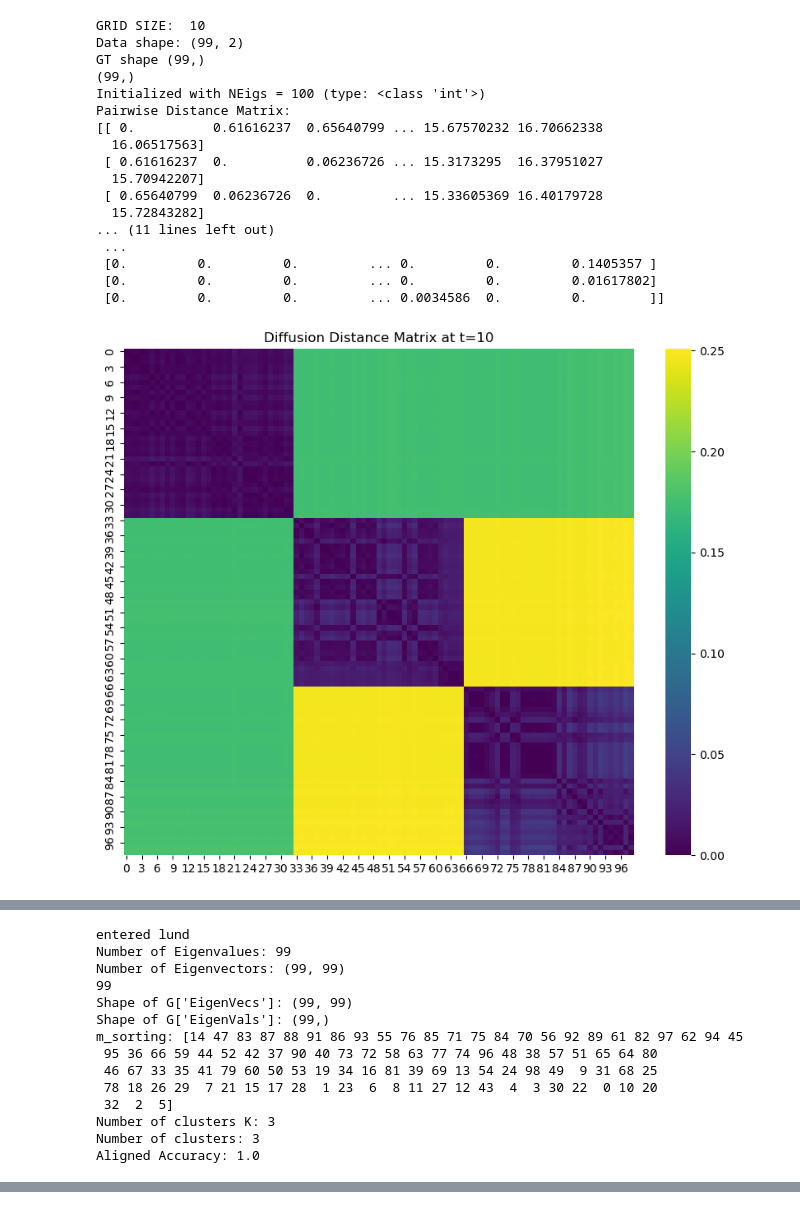
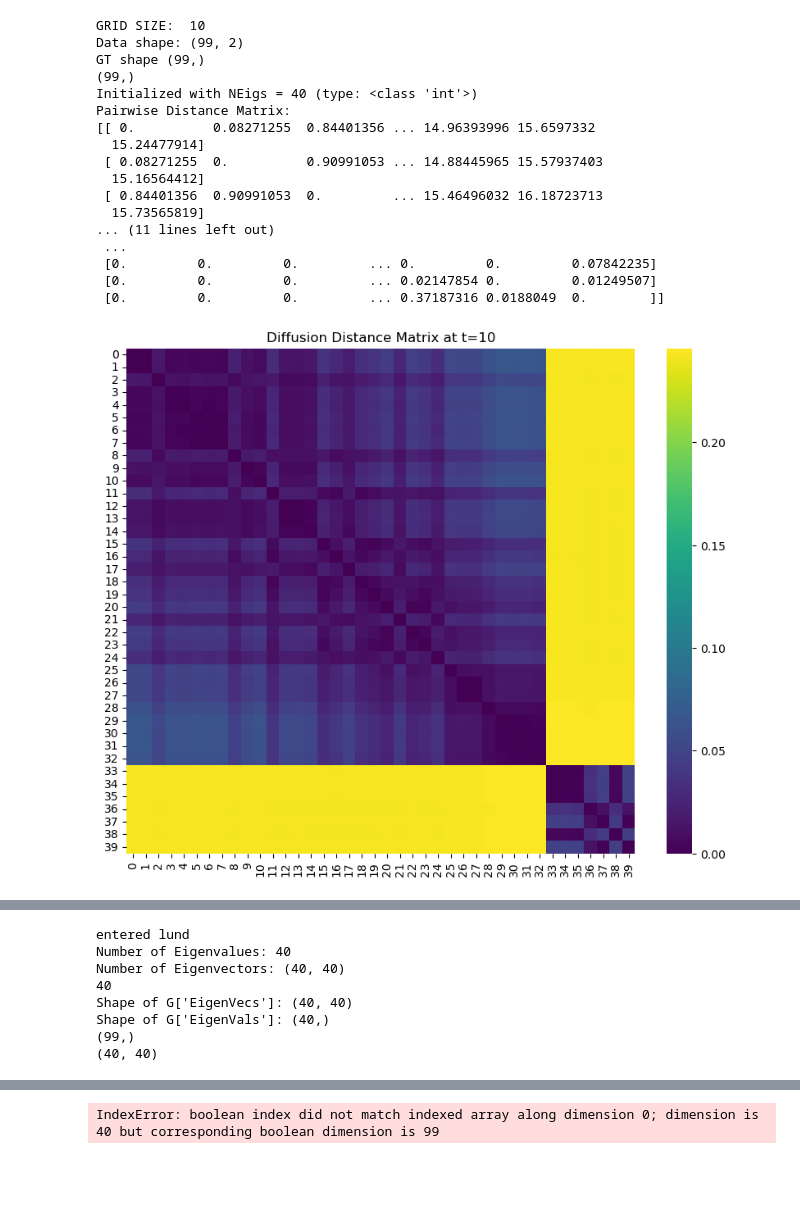
Before and after one commit to seolibek/Tufts2024, a Jupyter notebook: lund_low_dim.ipynb, the cells around one changed output, grey strips where cells are left out. Drawn from its saved outputs; the diff is of its cells as text; code cells hidden in the pictures; blank space fills up the shorter version.

Commit message:
neigs must be same as num data points error?

```diff
--- a/lund_low_dim.ipynb
+++ b/lund_low_dim.ipynb
@@ -75,7 +75,7 @@ kde.fit(X)
 log_density = kde.score_samples(X)
 p = np.exp(log_density)
 print(p.shape)
-graph_extractor = GraphExtractor(sigma = 0.5, DiffusionNN = 10)
+graph_extractor = GraphExtractor(sigma = 0.5, DiffusionNN = 10, NEigs = 40)
 G = graph_extractor.extract_graph(X)
 
 
@@ -98,48 +98,41 @@ C, K, Dt = LearningbyUnsupervisedNonlinearDiffusion(X, 30, G, p)
 # print("GT",GT)
 print("Number of clusters:", K)
 
 accuracy = calculate_aligned_accuracy(GT, C)
 print("Aligned Accuracy:", accuracy)
 
 def plot_clusters(X, labels, title):
     plt.scatter(X[:, 0], X[:, 1], c=labels, cmap='viridis', s=50)
     plt.title(title)
     plt.show()
 
 def plot_kde_density(X, title):
     # Create the KDE plot
     plt.figure(figsize=(10, 6))
     sns.kdeplot(x=X[:, 0], y=X[:, 1], cmap='viridis', fill=True, levels=20, thresh=0)
     plt.scatter(X[:, 0], X[:, 1], c='red', s=5, edgecolor='k')
     plt.title(title)
     plt.show()
 
 
 plot_clusters(X, C, f"LUND Clustering (Aligned Accuracy: {accuracy:.2f})")
 plot_clusters(X, GT, "Ground Truth")
-# plot_kde_density(X, "KDE Density Estimation")
-
-# kmeans = KMeans(n_clusters=2, random_state=42)
-# kmeans_labels = kmeans.fit_predict(X)
-# kmeans_accuracy = calculate_aligned_accuracy(GT, kmeans_labels)
-# print("Aligned Accuracy (KMeans Clustering):", kmeans_accuracy)
-# plot_clusters(X, kmeans_labels, f"KMeans Clustering (Aligned Accuracy: {kmeans_accuracy:.2f})")
 # %% [output]
 GRID SIZE:  10
 Data shape: (99, 2)
 GT shape (99,)
 (99,)
-Initialized with NEigs = 100 (type: <class 'int'>)
+Initialized with NEigs = 40 (type: <class 'int'>)
 Pairwise Distance Matrix:
-[[ 0.          0.61616237  0.65640799 ... 15.67570232 16.70662338
-  16.06517563]
- [ 0.61616237  0.          0.06236726 ... 15.3173295  16.37951027
-  15.70942207]
- [ 0.65640799  0.06236726  0.         ... 15.33605369 16.40179728
-  15.72843282]
+[[ 0.          0.08271255  0.84401356 ... 14.96393996 15.6597332
+  15.24477914]
+ [ 0.08271255  0.          0.90991053 ... 14.88445965 15.57937403
+  15.16564412]
+ [ 0.84401356  0.90991053  0.         ... 15.46496032 16.18723713
+  15.73565819]
 ... (11 lines left out)
  ...
- [0.         0.         0.         ... 0.         0.         0.1405357 ]
- [0.         0.         0.         ... 0.         0.         0.01617802]
- [0.         0.         0.         ... 0.0034586  0.         0.        ]]
+ [0.         0.         0.         ... 0.         0.         0.07842235]
+ [0.         0.         0.         ... 0.02147854 0.         0.01249507]
+ [0.         0.         0.         ... 0.37187316 0.0188049  0.        ]]
-[figure, old version]
+[figure, new version]
@@ -149,14 +142,8 @@ Pairwise Distance Matrix:
 entered lund
-Number of Eigenvalues: 99
-Number of Eigenvectors: (99, 99)
-99
-Shape of G['EigenVecs']: (99, 99)
-Shape of G['EigenVals']: (99,)
-m_sorting: [14 47 83 87 88 91 86 93 55 76 85 71 75 84 70 56 92 89 61 82 97 62 94 45
- 95 36 66 59 44 52 42 37 90 40 73 72 58 63 77 74 96 48 38 57 51 65 64 80
- 46 67 33 35 41 79 60 50 53 19 34 16 81 39 69 13 54 24 98 49  9 31 68 25
- 78 18 26 29  7 21 15 17 28  1 23  6  8 11 27 12 43  4  3 30 22  0 10 20
- 32  2  5]
-Number of clusters K: 3
-Number of clusters: 3
-Aligned Accuracy: 1.0
+Number of Eigenvalues: 40
+Number of Eigenvectors: (40, 40)
+40
+Shape of G['EigenVecs']: (40, 40)
+Shape of G['EigenVals']: (40,)
+(99,)
+(40, 40)
@@ -164,0 +150 @@ Aligned Accuracy: 1.0
+IndexError: boolean index did not match indexed array along dimension 0; dimension is 40 but corresponding boolean dimension is 99
```
Also changed, not shown: parts of 2 cells of this notebook, 7 other files.
